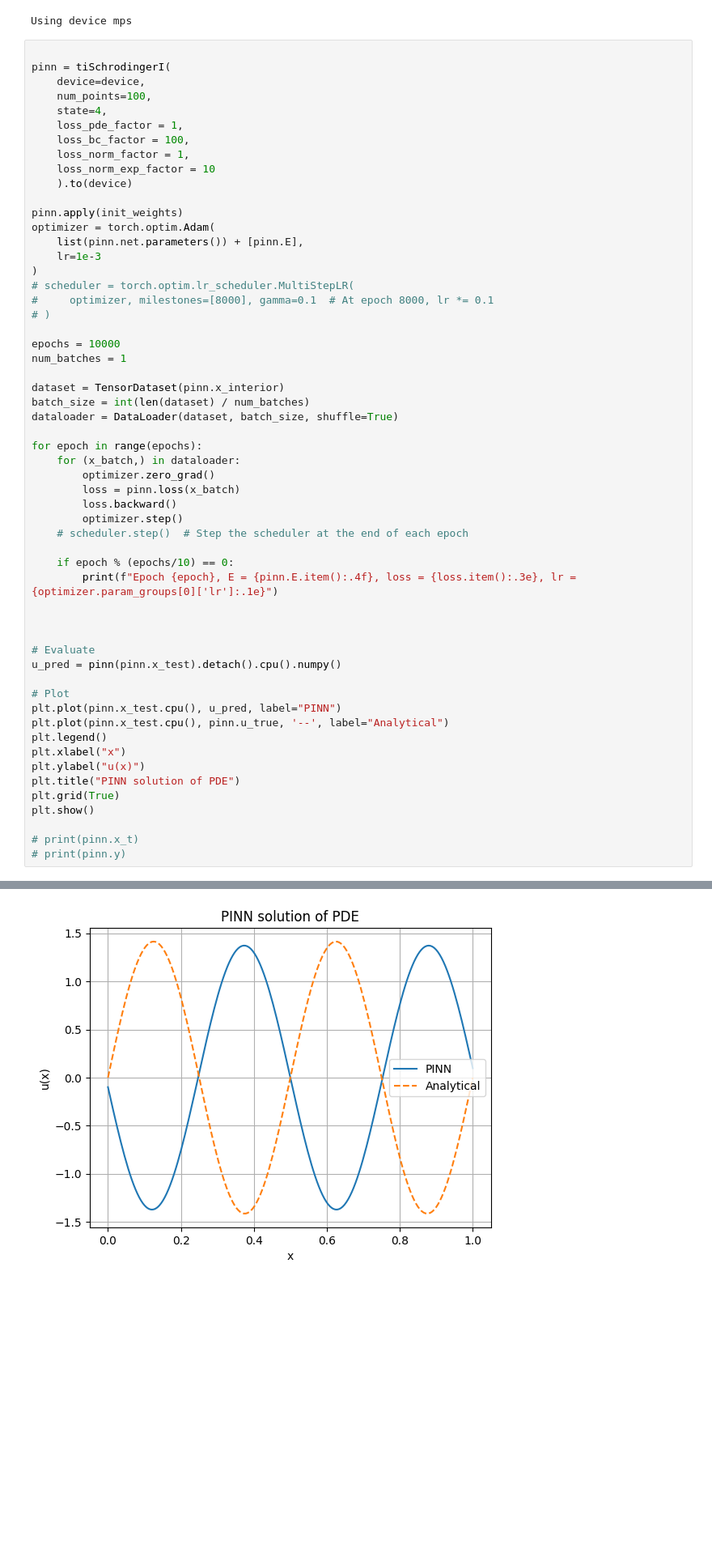
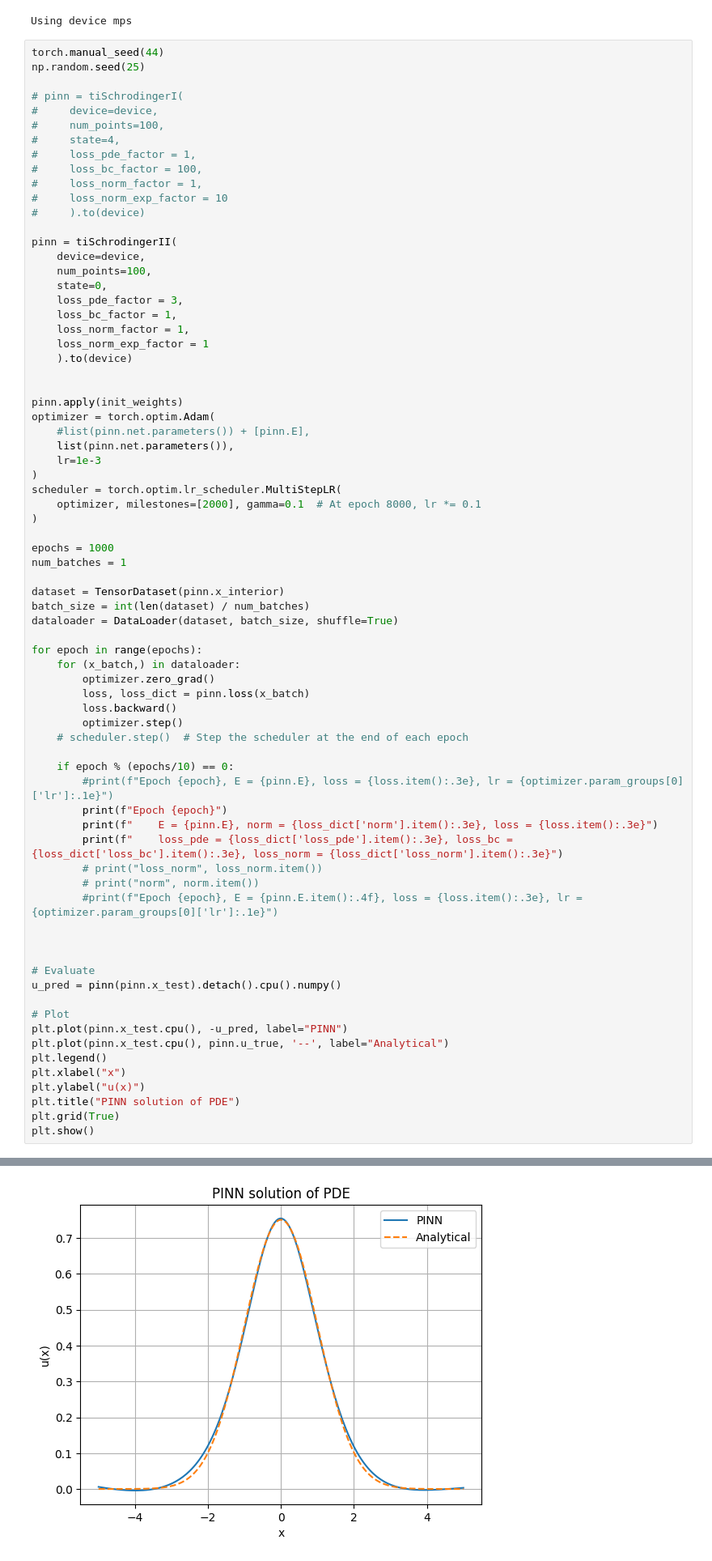
Before and after one commit to AsharKamal98/pinn-schrodinger, a Jupyter notebook: main.ipynb, the cells around one changed output, grey strips where cells are left out. Shown at 81% size. Cells and saved outputs as stored; diff of their text form; blank space fills up the shorter version.

```diff
--- a/main.ipynb
+++ b/main.ipynb
@@ -20,27 +17,41 @@ print(f"Using device {device}")
 # %% [output]
 Using device mps
 # %%
+torch.manual_seed(44)
+np.random.seed(25)
 
-pinn = tiSchrodingerI(
+# pinn = tiSchrodingerI(
+#     device=device,
+#     num_points=100,
+#     state=4,
+#     loss_pde_factor = 1,
+#     loss_bc_factor = 100,
+#     loss_norm_factor = 1,
+#     loss_norm_exp_factor = 10
+#     ).to(device)
+
+pinn = tiSchrodingerII(
     device=device,
     num_points=100,
-    state=4,
-    loss_pde_factor = 1,
-    loss_bc_factor = 100,
+    state=0,
+    loss_pde_factor = 3,
+    loss_bc_factor = 1,
     loss_norm_factor = 1,
-    loss_norm_exp_factor = 10
+    loss_norm_exp_factor = 1
     ).to(device)
+
 
 pinn.apply(init_weights)
 optimizer = torch.optim.Adam(
-    list(pinn.net.parameters()) + [pinn.E],
+    #list(pinn.net.parameters()) + [pinn.E],
+    list(pinn.net.parameters()),
     lr=1e-3
 )
-# scheduler = torch.optim.lr_scheduler.MultiStepLR(
-#     optimizer, milestones=[8000], gamma=0.1  # At epoch 8000, lr *= 0.1
-# )
+scheduler = torch.optim.lr_scheduler.MultiStepLR(
+    optimizer, milestones=[2000], gamma=0.1  # At epoch 8000, lr *= 0.1
+)
 
-epochs = 10000
+epochs = 1000
 num_batches = 1
 
 dataset = TensorDataset(pinn.x_interior)
@@ -50,13 +61,19 @@ dataloader = DataLoader(dataset, batch_size, shuffle=True)
 for epoch in range(epochs):
     for (x_batch,) in dataloader:
         optimizer.zero_grad()
-        loss = pinn.loss(x_batch)
+        loss, loss_dict = pinn.loss(x_batch)
         loss.backward()
         optimizer.step()
     # scheduler.step()  # Step the scheduler at the end of each epoch
 
     if epoch % (epochs/10) == 0:
-        print(f"Epoch {epoch}, E = {pinn.E.item():.4f}, loss = {loss.item():.3e}, lr = {optimizer.param_groups[0]['lr']:.1e}")
+        #print(f"Epoch {epoch}, E = {pinn.E}, loss = {loss.item():.3e}, lr = {optimizer.param_groups[0]['lr']:.1e}")
+        print(f"Epoch {epoch}")
+        print(f"    E = {pinn.E}, norm = {loss_dict['norm'].item():.3e}, loss = {loss.item():.3e}")
+        print(f"    loss_pde = {loss_dict['loss_pde'].item():.3e}, loss_bc = {loss_dict['loss_bc'].item():.3e}, loss_norm = {loss_dict['loss_norm'].item():.3e}")
+        # print("loss_norm", loss_norm.item())
+        # print("norm", norm.item())
+        #print(f"Epoch {epoch}, E = {pinn.E.item():.4f}, loss = {loss.item():.3e}, lr = {optimizer.param_groups[0]['lr']:.1e}")
 
 
 
@@ -64,7 +81,7 @@ for epoch in range(epochs):
 u_pred = pinn(pinn.x_test).detach().cpu().numpy()
 
 # Plot
-plt.plot(pinn.x_test.cpu(), u_pred, label="PINN")
+plt.plot(pinn.x_test.cpu(), -u_pred, label="PINN")
 plt.plot(pinn.x_test.cpu(), pinn.u_true, '--', label="Analytical")
 plt.legend()
 plt.xlabel("x")
@@ -72,7 +89,4 @@ plt.ylabel("u(x)")
 plt.title("PINN solution of PDE")
 plt.grid(True)
 plt.show()
-
-# print(pinn.x_t)
-# print(pinn.y)
 # %% [output]
@@ -89 +110 @@ Epoch 9000, E = 154.1893, loss = 1.010e+00, lr = 1.0e-03
-[figure, old version]
+[figure, new version]
```
Also changed, not shown: parts of 3 cells of this notebook, 3 other files.
